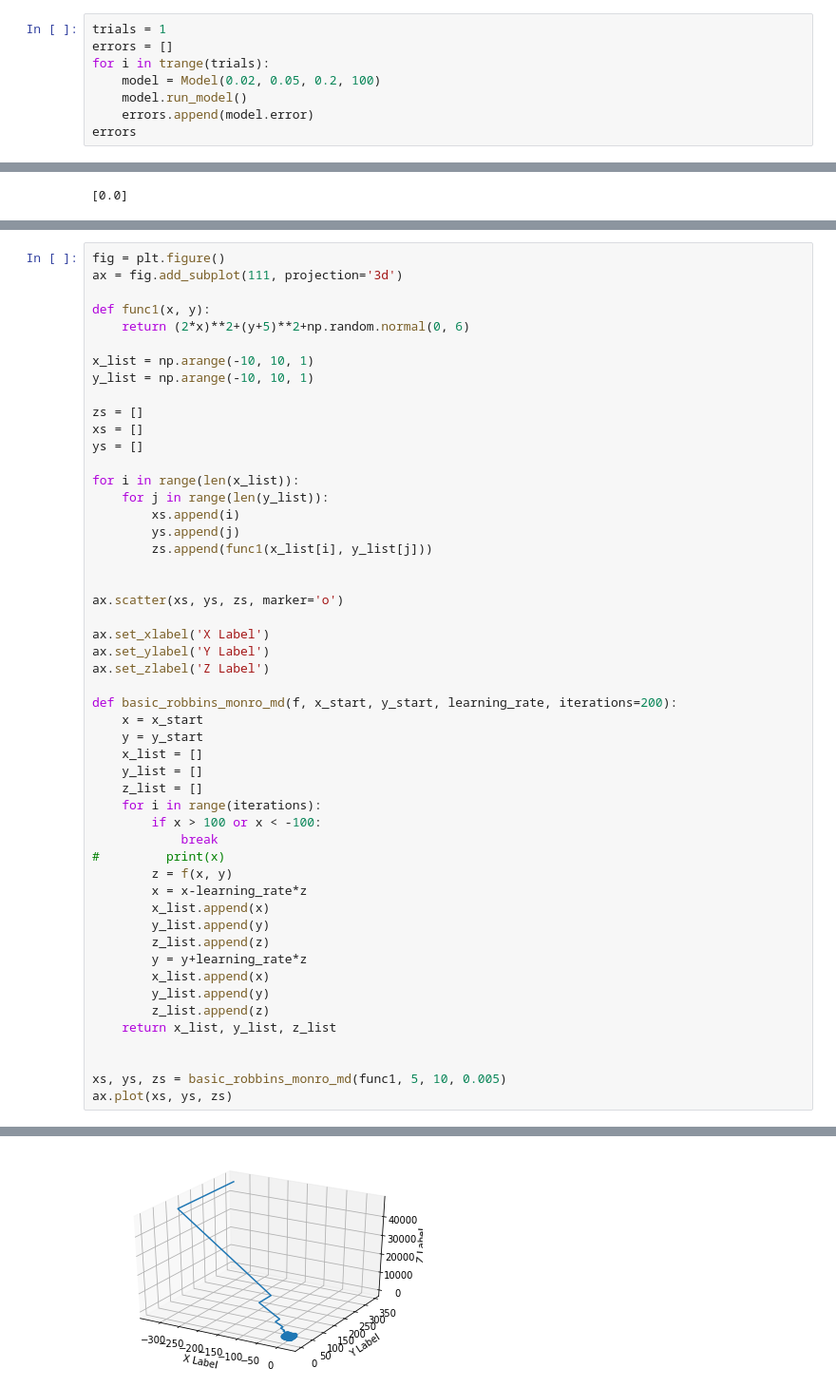
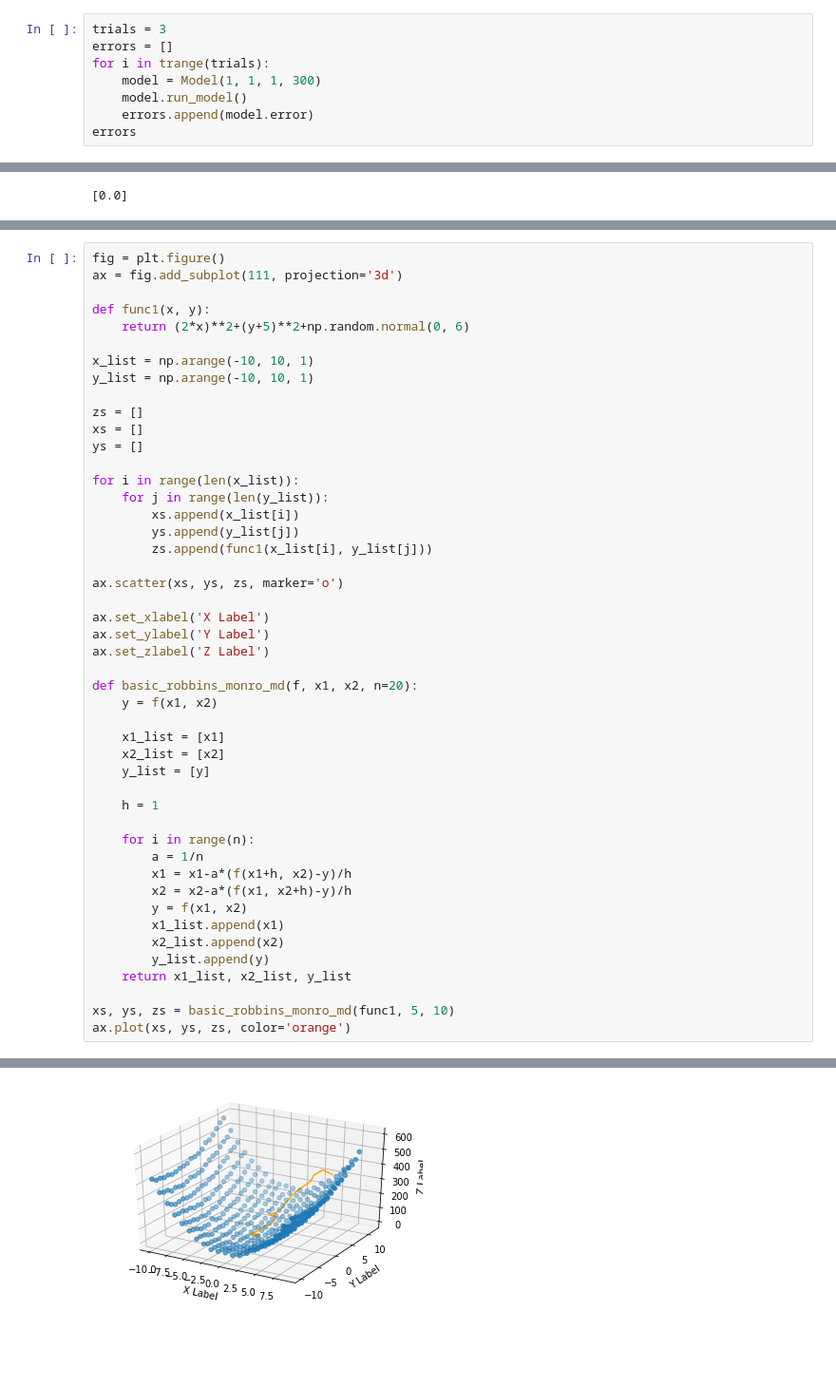
Before and after one commit to LucVermeer/ThesisGit, a Jupyter notebook: Python_abm.ipynb, the cells around one changed output, grey strips where cells are left out. Shown at 95% size. Cells and saved outputs as stored; diff of their text form; blank space fills up the shorter version.

Commit message:
implemented robbins monro, projection into feasible region happens everytime

```diff
--- a/Python_abm.ipynb
+++ b/Python_abm.ipynb
@@ -124,8 +139,8 @@ class Model():
 # %%
-trials = 1
+trials = 3
 errors = []
 for i in trange(trials):
-    model = Model(0.02, 0.05, 0.2, 100)
+    model = Model(1, 1, 1, 300)
     model.run_model()
     errors.append(model.error)
 errors
@@ -185,54 +199,50 @@ plt.plot(x_list, y_list)
 # %%
 fig = plt.figure()
 ax = fig.add_subplot(111, projection='3d')
 
 def func1(x, y):
     return (2*x)**2+(y+5)**2+np.random.normal(0, 6)
 
 x_list = np.arange(-10, 10, 1)
 y_list = np.arange(-10, 10, 1)
 
 zs = []
 xs = []
 ys = []
 
 for i in range(len(x_list)):
     for j in range(len(y_list)):
-        xs.append(i)
-        ys.append(j)
+        xs.append(x_list[i])
+        ys.append(y_list[j])
         zs.append(func1(x_list[i], y_list[j]))
-
 
 ax.scatter(xs, ys, zs, marker='o')
 
 ax.set_xlabel('X Label')
 ax.set_ylabel('Y Label')
 ax.set_zlabel('Z Label')
 
-def basic_robbins_monro_md(f, x_start, y_start, learning_rate, iterations=200):
-    x = x_start
-    y = y_start
-    x_list = []
-    y_list = []
-    z_list = []
-    for i in range(iterations):
-        if x > 100 or x < -100:
-            break
-#         print(x)
-        z = f(x, y)
-        x = x-learning_rate*z
-        x_list.append(x)
+def basic_robbins_monro_md(f, x1, x2, n=20):
+    y = f(x1, x2)
+
+    x1_list = [x1]
+    x2_list = [x2]
+    y_list = [y]
+
+    h = 1
+
+    for i in range(n):
+        a = 1/n
+        x1 = x1-a*(f(x1+h, x2)-y)/h
+        x2 = x2-a*(f(x1, x2+h)-y)/h
+        y = f(x1, x2)
+        x1_list.append(x1)
+        x2_list.append(x2)
         y_list.append(y)
-        z_list.append(z)
-        y = y+learning_rate*z
-        x_list.append(x)
-        y_list.append(y)
-        z_list.append(z)
-    return x_list, y_list, z_list
+    return x1_list, x2_list, y_list
 
-
-xs, ys, zs = basic_robbins_monro_md(func1, 5, 10, 0.005)
-ax.plot(xs, ys, zs)
+xs, ys, zs = basic_robbins_monro_md(func1, 5, 10)
+ax.plot(xs, ys, zs, color='orange')
 # %% [output]
 [<mpl_toolkits.mplot3d.art3d.Line3D at 0x...>]
-[figure, old version]
+[figure, new version]
```
Also changed, not shown: parts of 7 cells of this notebook.
